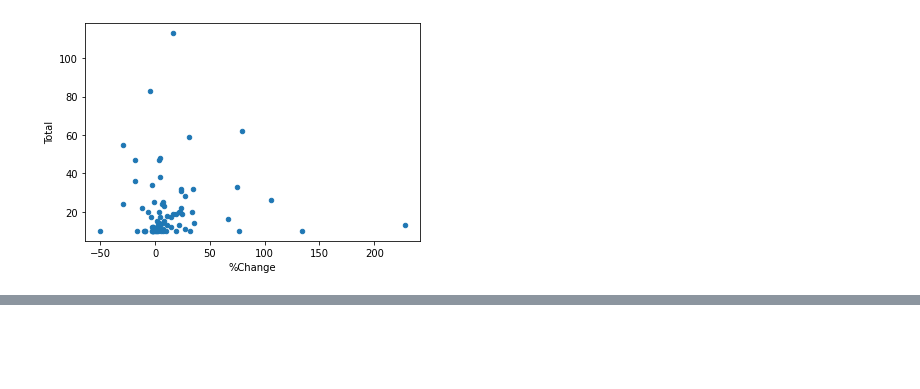
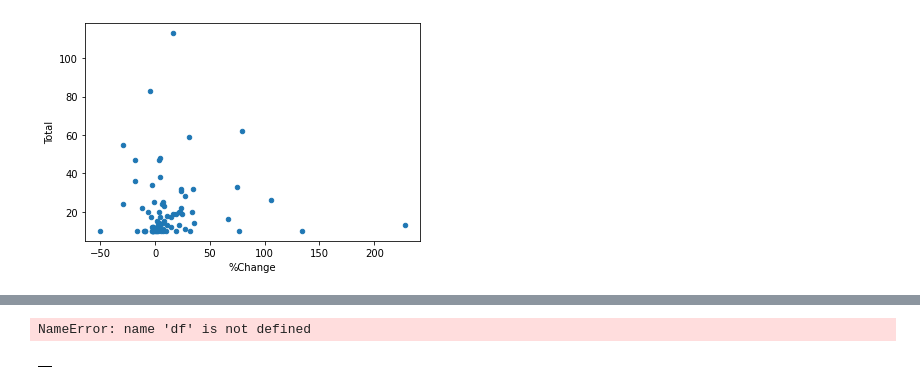
Before and after one commit to KobaKhit/reddit-stocks-streamlit, a Jupyter notebook: test.ipynb, the cells around one changed output, grey strips where cells are left out. Cells and saved outputs as stored; diff of their text form; code cells hidden in the pictures; blank space fills up the shorter version.

```diff
--- a/test.ipynb
+++ b/test.ipynb
@@ -184,0 +245,8 @@ df.plot.scatter('%Change','Total')
+# %%
+df
+# %% [output]
+NameError: name 'df' is not defined
+# %%
+pd.concat([pd.DataFrame()])
+# %% [output]
+|  |
```
Also changed, not shown: parts of 8 cells of this notebook, 6 other files.
